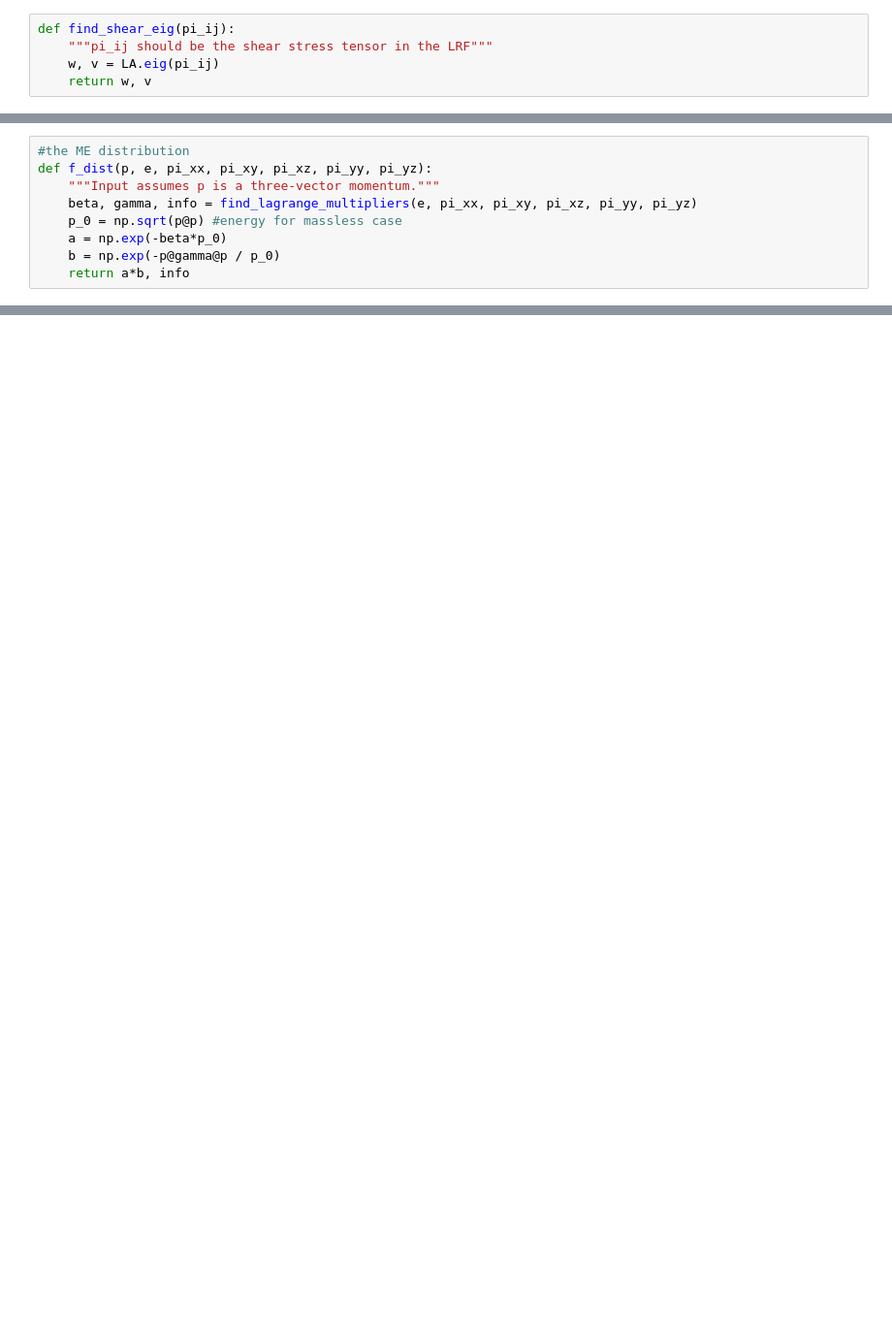
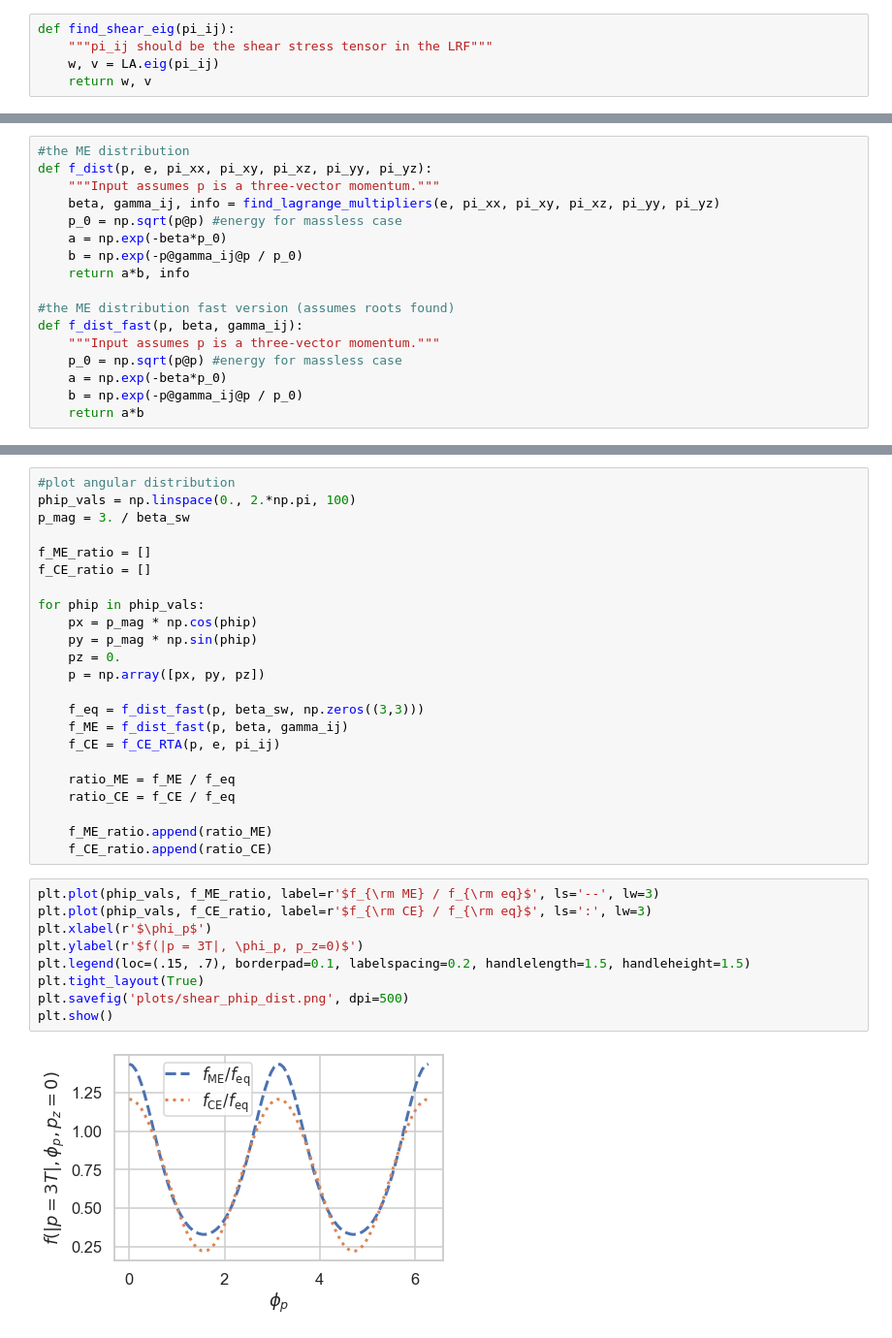
Before and after one commit to derekeverett/max_entropy_match, a Jupyter notebook: Solving_Energy_Shear.ipynb, the cells around one changed output, grey strips where cells are left out. Shown at 97% size. Drawn from its saved outputs; the diff is of its cells as text; blank space fills up the shorter version.

Commit message:
updates to method and plots

```diff
--- a/Solving_Energy_Shear.ipynb
+++ b/Solving_Energy_Shear.ipynb
@@ -245,8 +243,16 @@ def find_lagrange_multipliers(e, pi_xx, pi_xy, pi_xz, pi_yy, pi_yz):
 #the ME distribution
 def f_dist(p, e, pi_xx, pi_xy, pi_xz, pi_yy, pi_yz):
     """Input assumes p is a three-vector momentum."""
-    beta, gamma, info = find_lagrange_multipliers(e, pi_xx, pi_xy, pi_xz, pi_yy, pi_yz)
+    beta, gamma_ij, info = find_lagrange_multipliers(e, pi_xx, pi_xy, pi_xz, pi_yy, pi_yz)
     p_0 = np.sqrt(p@p) #energy for massless case
     a = np.exp(-beta*p_0)
-    b = np.exp(-p@gamma@p / p_0)
+    b = np.exp(-p@gamma_ij@p / p_0)
     return a*b, info
+
+#the ME distribution fast version (assumes roots found)
+def f_dist_fast(p, beta, gamma_ij):
+    """Input assumes p is a three-vector momentum."""
+    p_0 = np.sqrt(p@p) #energy for massless case
+    a = np.exp(-beta*p_0)
+    b = np.exp(-p@gamma_ij@p / p_0)
+    return a*b
@@ -253 +284,35 @@ def f_dist(p, e, pi_xx, pi_xy, pi_xz, pi_yy, pi_yz):
+# %%
+#plot angular distribution
+phip_vals = np.linspace(0., 2.*np.pi, 100)
+p_mag = 3. / beta_sw
+
+f_ME_ratio = []
+f_CE_ratio = []
+
+for phip in phip_vals:
+    px = p_mag * np.cos(phip)
+    py = p_mag * np.sin(phip)
+    pz = 0.
+    p = np.array([px, py, pz])
+
+    f_eq = f_dist_fast(p, beta_sw, np.zeros((3,3)))
+    f_ME = f_dist_fast(p, beta, gamma_ij)
+    f_CE = f_CE_RTA(p, e, pi_ij)
+
+    ratio_ME = f_ME / f_eq
+    ratio_CE = f_CE / f_eq
+
+    f_ME_ratio.append(ratio_ME)
+    f_CE_ratio.append(ratio_CE)
+# %%
+plt.plot(phip_vals, f_ME_ratio, label=r'$f_{\rm ME} / f_{\rm eq}$', ls='--', lw=3)
+plt.plot(phip_vals, f_CE_ratio, label=r'$f_{\rm CE} / f_{\rm eq}$', ls=':', lw=3)
+plt.xlabel(r'$\phi_p$')
+plt.ylabel(r'$f(|p = 3T|, \phi_p, p_z=0)$')
+plt.legend(loc=(.15, .7), borderpad=0.1, labelspacing=0.2, handlelength=1.5, handleheight=1.5)
+plt.tight_layout(True)
+plt.savefig('plots/shear_phip_dist.png', dpi=500)
+plt.show()
+# %% [output]
+[figure, added]
 # %%
```
Also changed, not shown: parts of 16 cells of this notebook.
